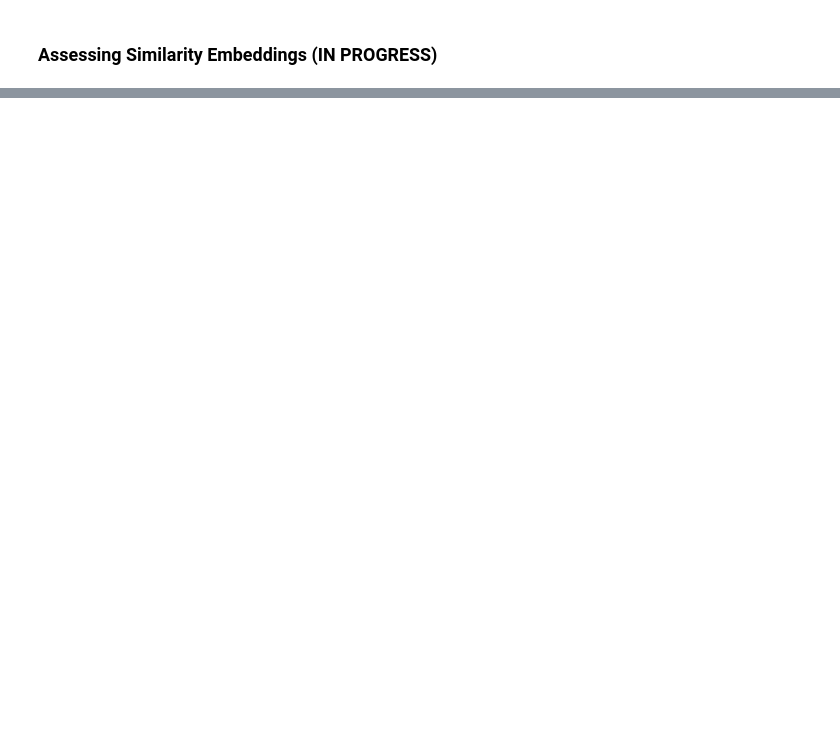
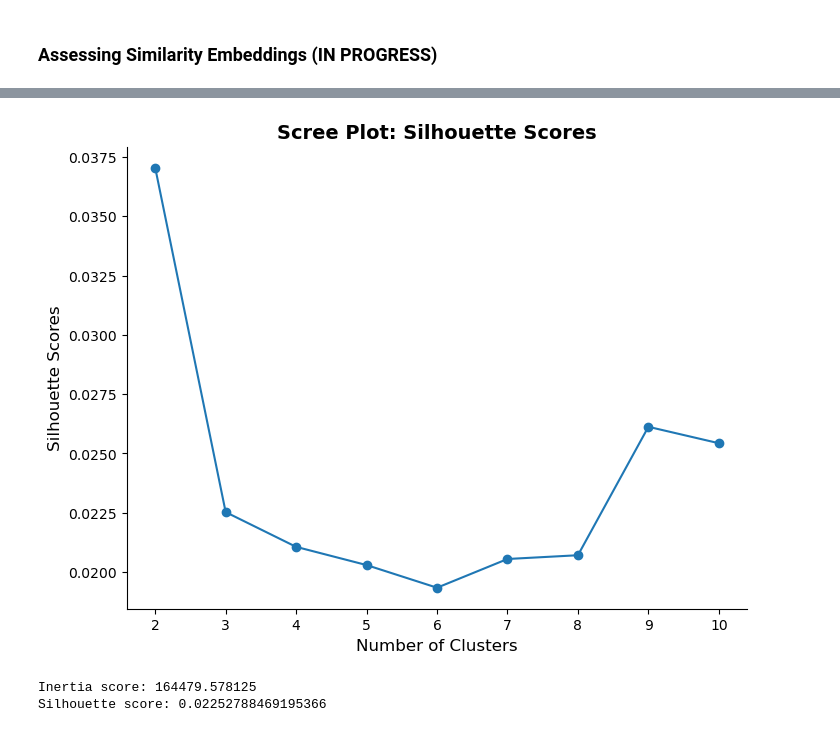
Before and after one commit to simrenbasra/Email_Genie, a Jupyter notebook: notebooks/03_embeddings/03-using-sentence_transformer.ipynb, the cells around one changed output, grey strips where cells are left out. Cells and saved outputs as stored; diff of their text form; code cells hidden in the pictures; blank space fills up the shorter version.

```diff
--- a/notebooks/03_embeddings/03-using-sentence_transformer.ipynb
+++ b/notebooks/03_embeddings/03-using-sentence_transformer.ipynb
@@ -95,0 +206,11 @@ Re Representations for ISDA Transaction Thanks Sara No problem making the change
+# %%
+plt.figure(figsize=(8, 6))
+
+plt.plot([k for k in k_vals], silhouette_scores, marker='o')
+plt.title('Scree Plot: Silhouette Scores', fontsize=14, fontweight= 'bold')
+plt.xlabel('Number of Clusters', fontsize=12)
+plt.ylabel('Silhouette Scores', fontsize=12)
+plt.gca().spines[['top', 'right']].set_visible(False)
+plt.show()
+# %% [output]
+[figure, added]
@@ -95,0 +222,6 @@ Re Representations for ISDA Transaction Thanks Sara No problem making the change
+# %%
+print(f"Inertia score: {kmeans.inertia_}")
+print(f"Silhouette score: {silhouette_score(scaled_embeddings, kmeans.labels_)}")
+# %% [output]
+Inertia score: 164479.578125
+Silhouette score: 0.02252788469195366
```
Also changed, not shown: parts of 43 cells of this notebook.
